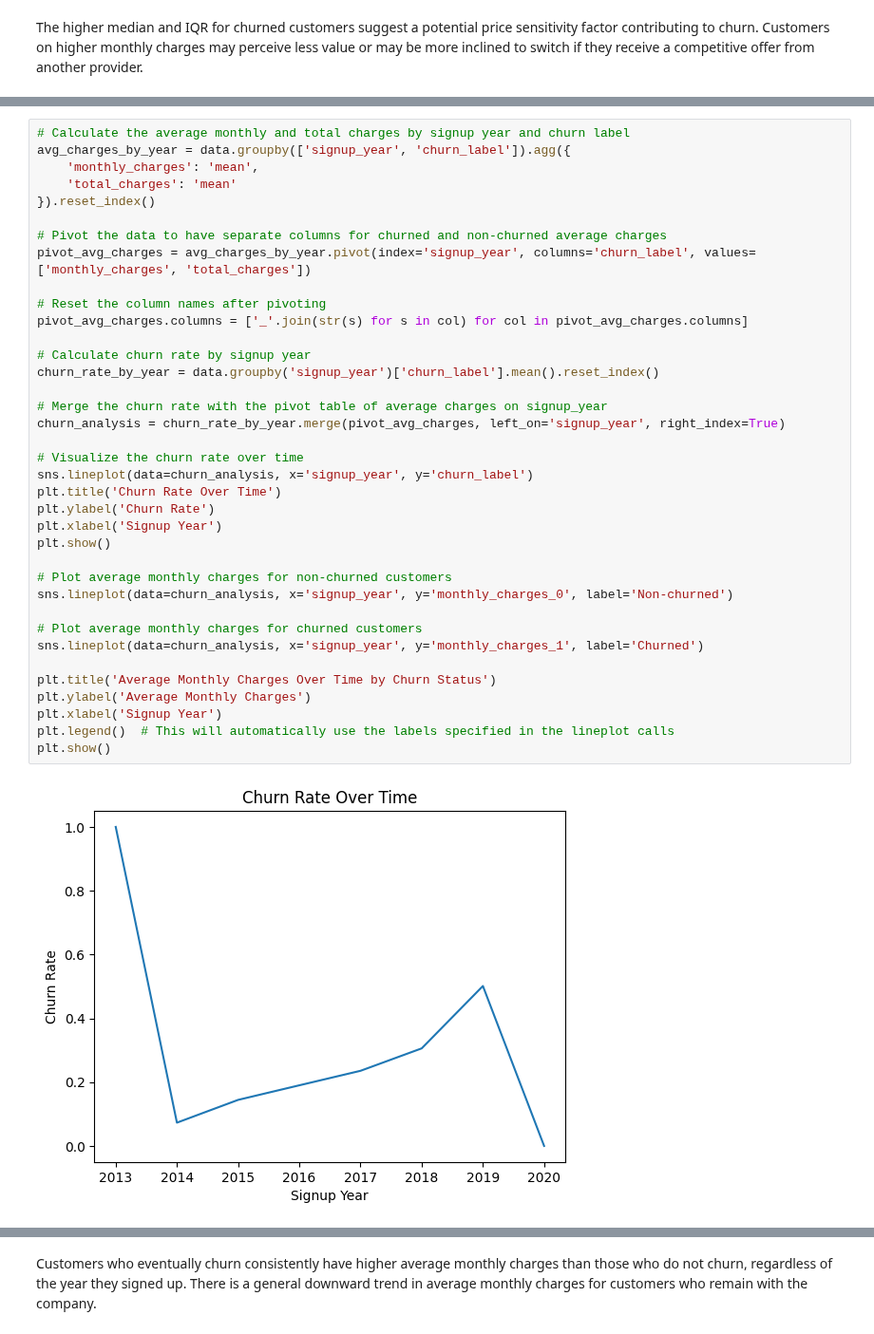
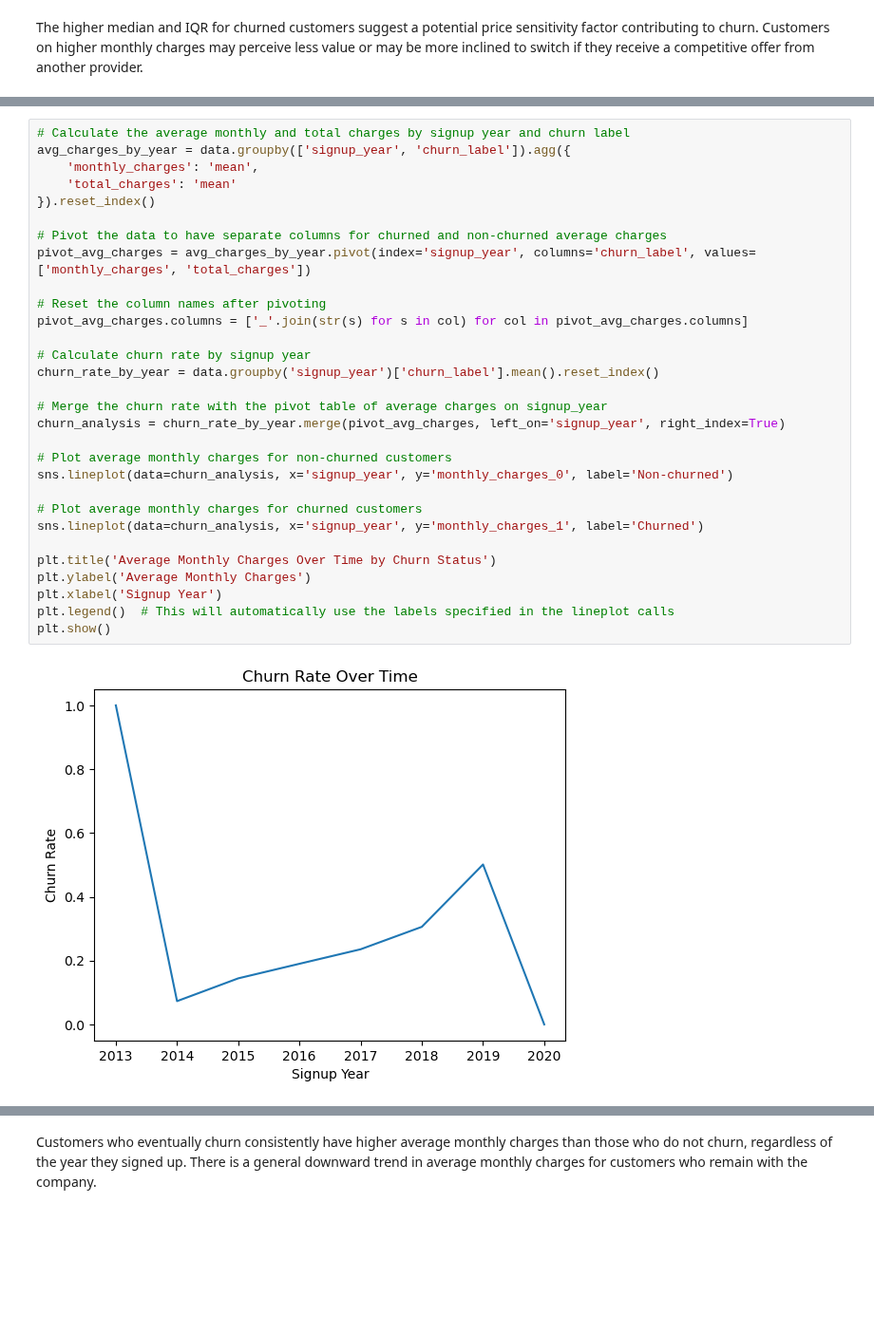
Before and after one commit to jestercruz/TripleTen-Projects, a Jupyter notebook: 17_final_project/plan_model_report_final.ipynb, the cells around one changed output, grey strips where cells are left out. Shown at 95% size. Drawn from its saved outputs; the diff is of its cells as text; blank space fills up the shorter version.

```diff
--- a/17_final_project/plan_model_report_final.ipynb
+++ b/17_final_project/plan_model_report_final.ipynb
@@ -390,38 +382,31 @@ plt.show()
 # Calculate the average monthly and total charges by signup year and churn label
 avg_charges_by_year = data.groupby(['signup_year', 'churn_label']).agg({
     'monthly_charges': 'mean',
     'total_charges': 'mean'
 }).reset_index()
 
 # Pivot the data to have separate columns for churned and non-churned average charges
 pivot_avg_charges = avg_charges_by_year.pivot(index='signup_year', columns='churn_label', values=['monthly_charges', 'total_charges'])
 
 # Reset the column names after pivoting
 pivot_avg_charges.columns = ['_'.join(str(s) for s in col) for col in pivot_avg_charges.columns]
 
 # Calculate churn rate by signup year
 churn_rate_by_year = data.groupby('signup_year')['churn_label'].mean().reset_index()
 
 # Merge the churn rate with the pivot table of average charges on signup_year
 churn_analysis = churn_rate_by_year.merge(pivot_avg_charges, left_on='signup_year', right_index=True)
 
-# Visualize the churn rate over time
-sns.lineplot(data=churn_analysis, x='signup_year', y='churn_label')
-plt.title('Churn Rate Over Time')
-plt.ylabel('Churn Rate')
-plt.xlabel('Signup Year')
-plt.show()
-
 # Plot average monthly charges for non-churned customers
 sns.lineplot(data=churn_analysis, x='signup_year', y='monthly_charges_0', label='Non-churned')
 
 # Plot average monthly charges for churned customers
 sns.lineplot(data=churn_analysis, x='signup_year', y='monthly_charges_1', label='Churned')
 
 plt.title('Average Monthly Charges Over Time by Churn Status')
 plt.ylabel('Average Monthly Charges')
 plt.xlabel('Signup Year')
 plt.legend()  # This will automatically use the labels specified in the lineplot calls
 plt.show()
 # %% [output]
-[figure, old version]
+[figure, new version]
```
Also changed, not shown: parts of 15 cells of this notebook, 4 other files.
